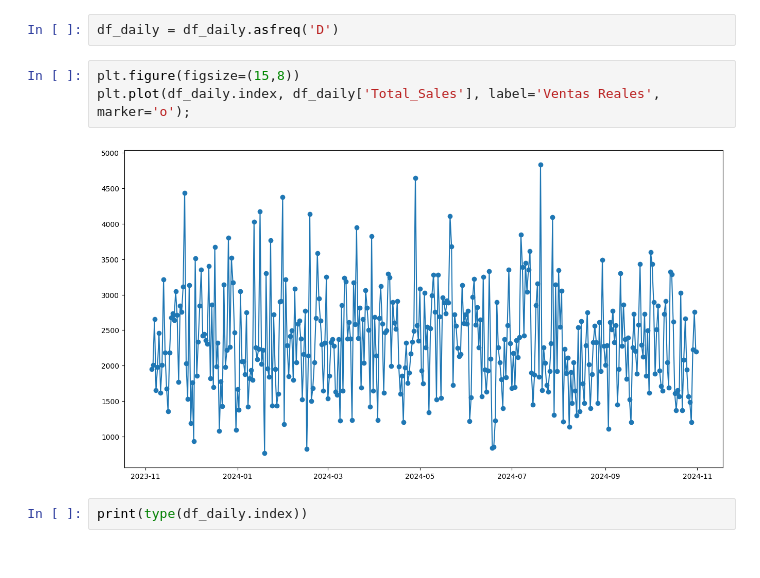
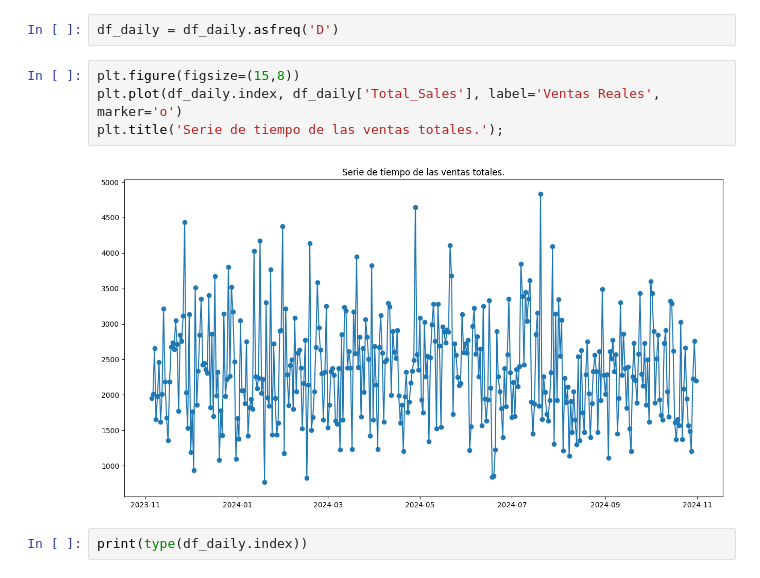
Before and after one commit to abdonrb/proyecto-ml, a Jupyter notebook: ML/models/trained/Time_series_arima.ipynb, the cells around one changed output. Drawn from its saved outputs; the diff is of its cells as text.

```diff
--- a/ML/models/trained/Time_series_arima.ipynb
+++ b/ML/models/trained/Time_series_arima.ipynb
@@ -84,9 +83,10 @@ df_daily.sort_values(by='Order_Date')
 df_daily = df_daily.asfreq('D')
 # %%
 plt.figure(figsize=(15,8))
-plt.plot(df_daily.index, df_daily['Total_Sales'], label='Ventas Reales', marker='o');
+plt.plot(df_daily.index, df_daily['Total_Sales'], label='Ventas Reales', marker='o')
+plt.title('Serie de tiempo de las ventas totales.');
 # %% [output]
-[figure, old version]
+[figure, new version]
 # %%
 print(type(df_daily.index))
 # %% [output]
```
Also changed, not shown: parts of 6 cells of this notebook, 1 other file.
